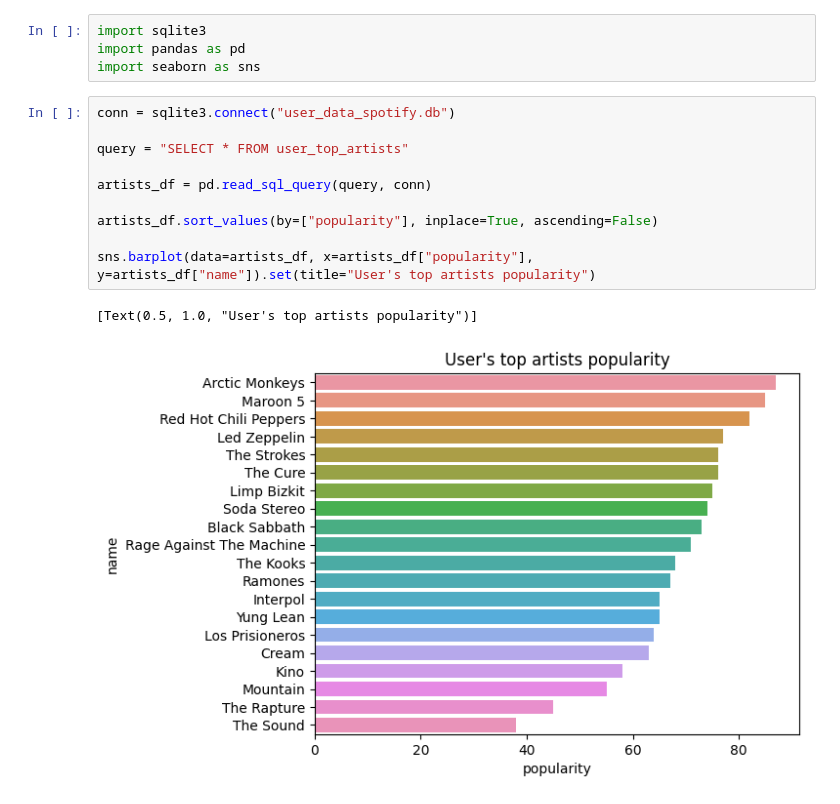
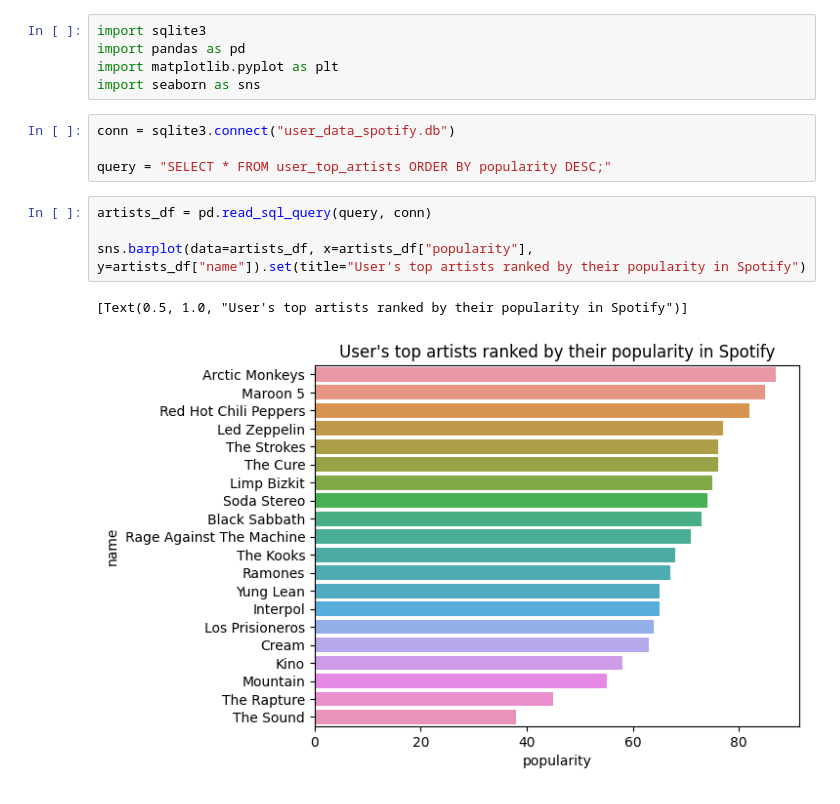
Before and after one commit to bkfan1/spotify-user-analysis, a Jupyter notebook: eda.ipynb, the cells around one changed output. Cells and saved outputs as stored; diff of their text form.

```diff
--- a/eda.ipynb
+++ b/eda.ipynb
@@ -1,17 +1,16 @@
 # %%
 import sqlite3
 import pandas as pd
+import matplotlib.pyplot as plt
 import seaborn as sns
+# %%
+conn = sqlite3.connect("user_data_spotify.db")
+
+query = "SELECT * FROM user_top_artists ORDER BY popularity DESC;"
 # %%
-conn = sqlite3.connect("user_data_spotify.db")
-
-query = "SELECT * FROM user_top_artists"
-
 artists_df = pd.read_sql_query(query, conn)
 
-artists_df.sort_values(by=["popularity"], inplace=True, ascending=False)
-
-sns.barplot(data=artists_df, x=artists_df["popularity"], y=artists_df["name"]).set(title="User's top artists popularity")
+sns.barplot(data=artists_df, x=artists_df["popularity"], y=artists_df["name"]).set(title="User's top artists ranked by their popularity in Spotify")
 # %% [output]
-[Text(0.5, 1.0, "User's top artists popularity")]
+[Text(0.5, 1.0, "User's top artists ranked by their popularity in Spotify")]
-[figure, old version]
+[figure, new version]
```
Also changed, not shown: parts of 1 cell of this notebook.
